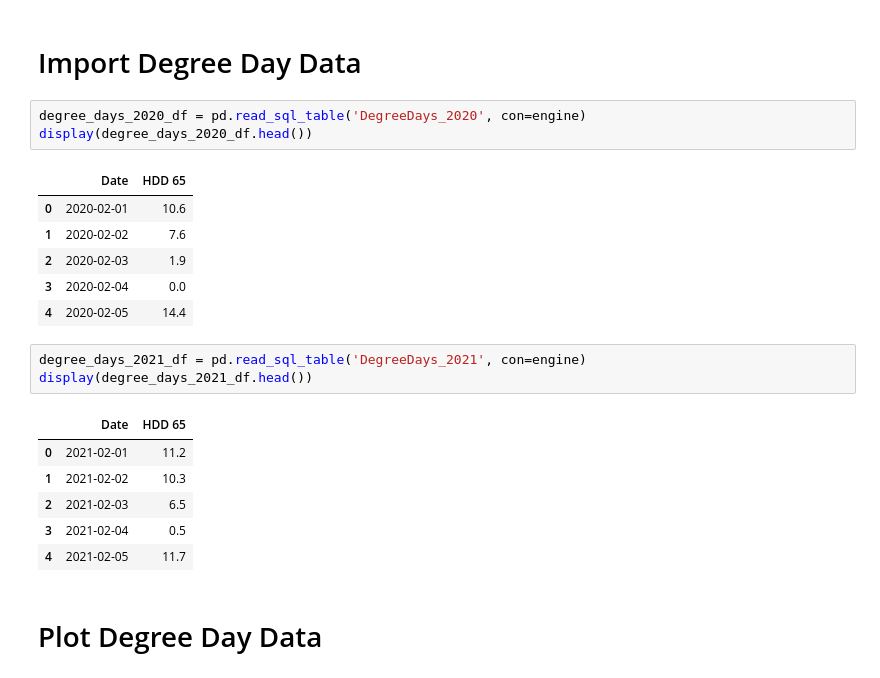
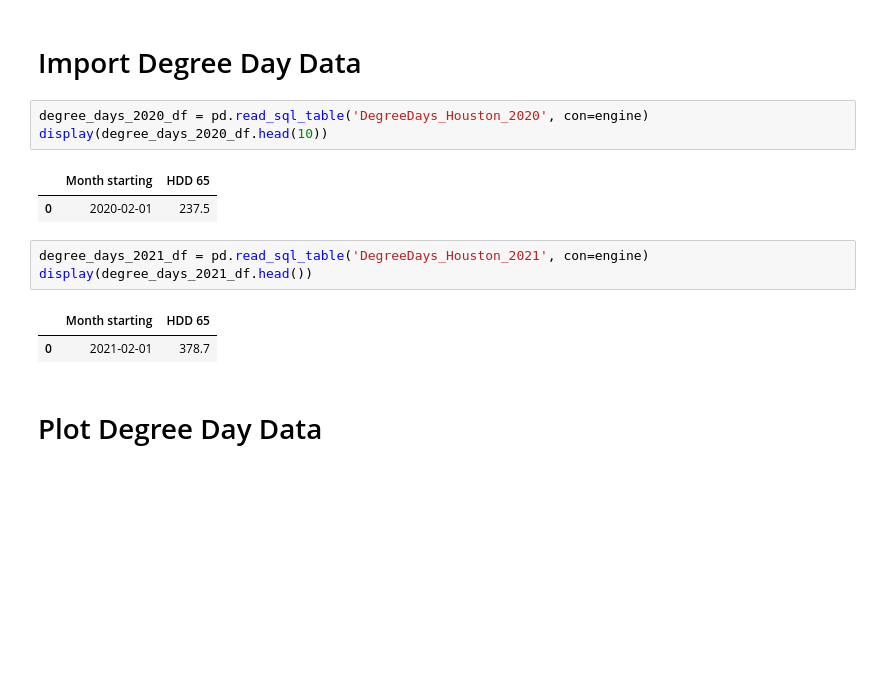
Before and after one commit to ccharafeddine/Degree_Day_Analysis, a Jupyter notebook: degree_day_analysis.ipynb, the cells around one changed output. Cells and saved outputs as stored; diff of their text form; blank space fills up the shorter version.

```diff
--- a/degree_day_analysis.ipynb
+++ b/degree_day_analysis.ipynb
@@ -118,25 +118,17 @@ for year in hf.year_list:
 # %% [markdown]
 # Import Degree Day Data
 # %%
-degree_days_2020_df = pd.read_sql_table('DegreeDays_2020', con=engine)
-display(degree_days_2020_df.head())
+degree_days_2020_df = pd.read_sql_table('DegreeDays_Houston_2020', con=engine)
+display(degree_days_2020_df.head(10))
 # %% [output]
-|  | Date | HDD 65 |
-| 0 | 2020-02-01 | 10.6 |
-| 1 | 2020-02-02 | 7.6 |
-| 2 | 2020-02-03 | 1.9 |
-| 3 | 2020-02-04 | 0.0 |
-| 4 | 2020-02-05 | 14.4 |
+|  | Month starting | HDD 65 |
+| 0 | 2020-02-01 | 237.5 |
 # %%
-degree_days_2021_df = pd.read_sql_table('DegreeDays_2021', con=engine)
+degree_days_2021_df = pd.read_sql_table('DegreeDays_Houston_2021', con=engine)
 display(degree_days_2021_df.head())
 # %% [output]
-|  | Date | HDD 65 |
-| 0 | 2021-02-01 | 11.2 |
-| 1 | 2021-02-02 | 10.3 |
-| 2 | 2021-02-03 | 6.5 |
-| 3 | 2021-02-04 | 0.5 |
-| 4 | 2021-02-05 | 11.7 |
+|  | Month starting | HDD 65 |
+| 0 | 2021-02-01 | 378.7 |
 # %% [markdown]
 # Plot Degree Day Data
 # %%
```
Also changed, not shown: parts of 3 cells of this notebook, 1 other file.
